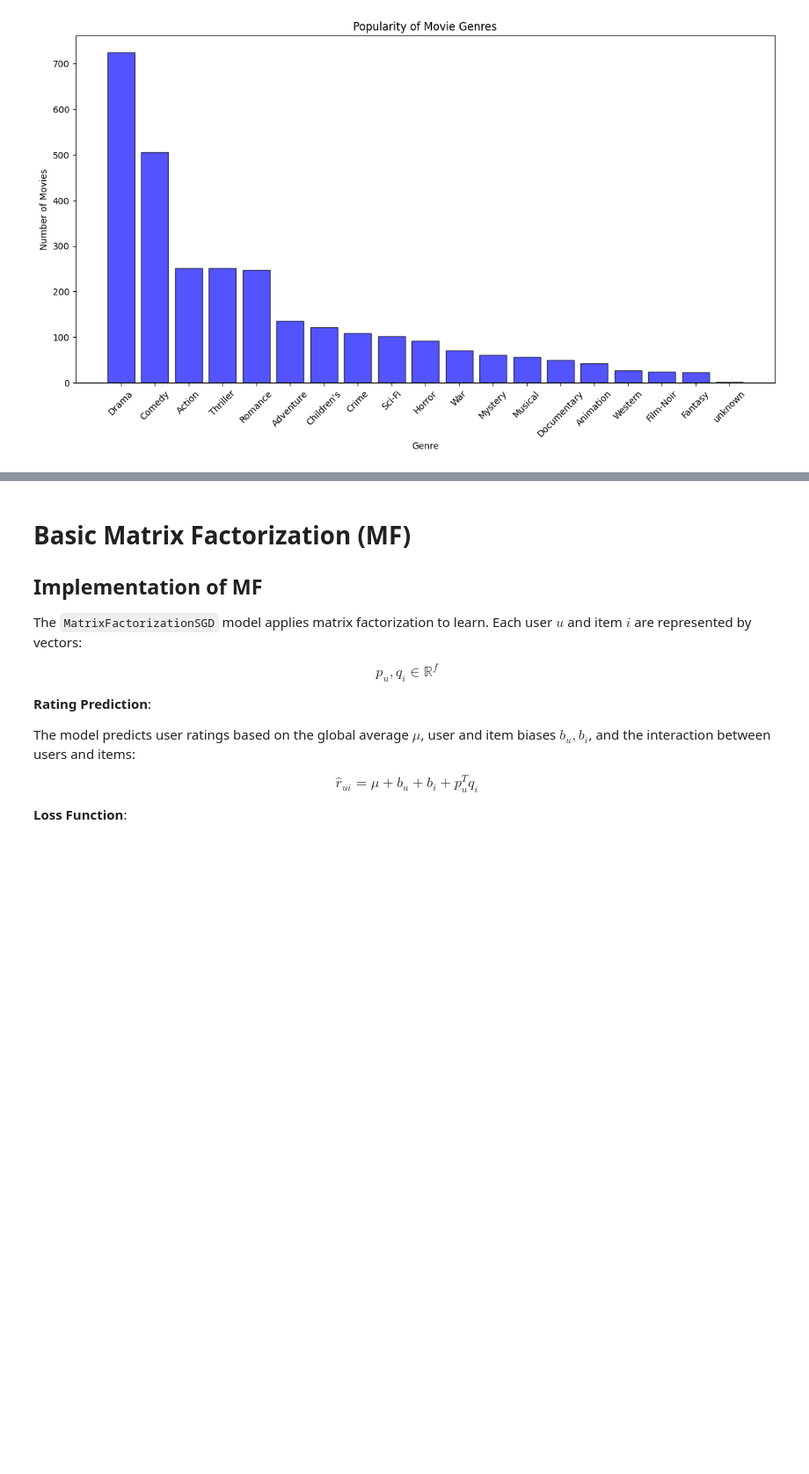
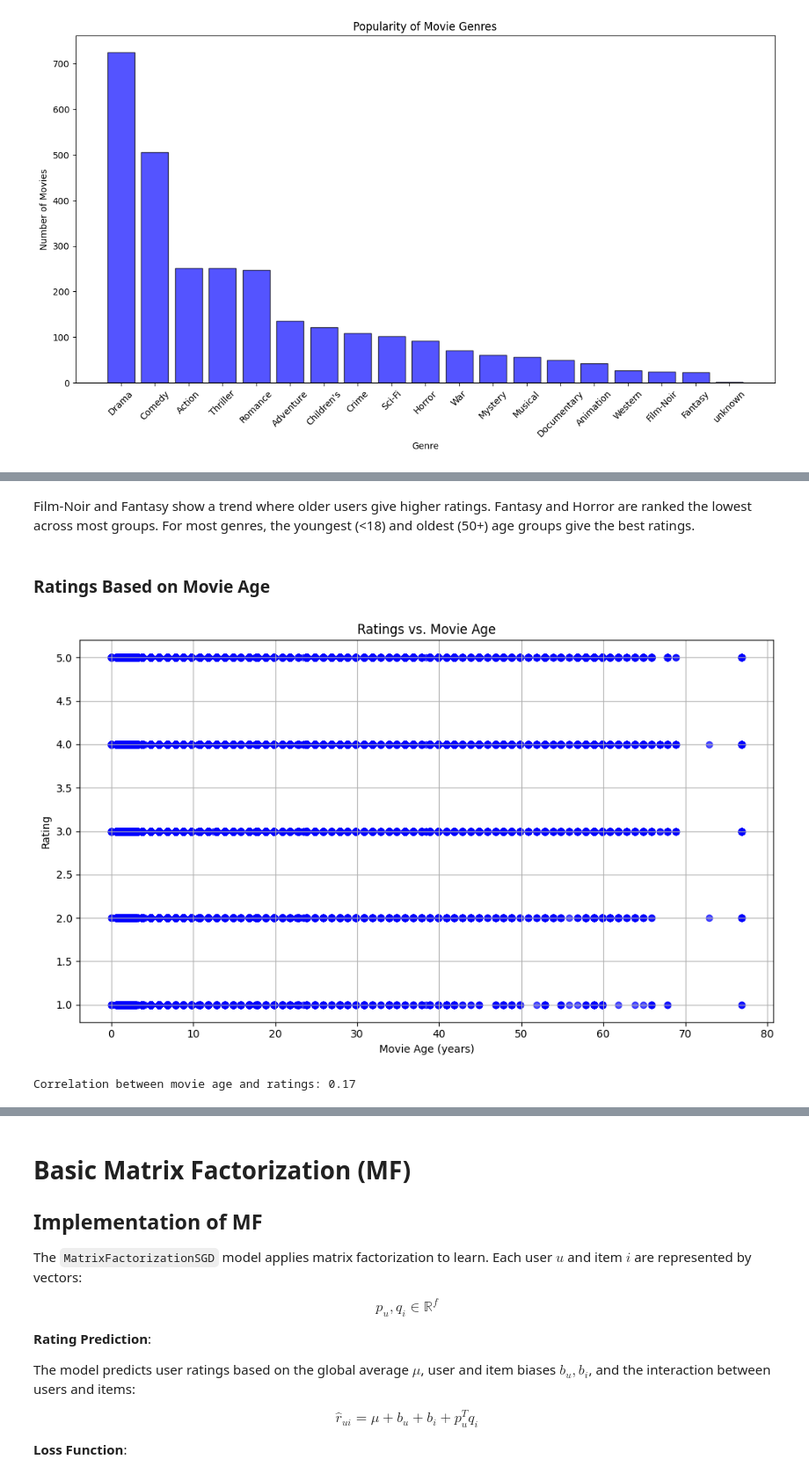
Before and after one commit to moOritzl/bachelorpraktikum-applied-machine-learning, a Jupyter notebook: Week_08/Recommender_Systems_Matrix_Factorization.ipynb, the cells around one changed output, grey strips where cells are left out. Shown at 88% size. Saved outputs shown, nothing was run; the diff lists cells and outputs as text; code cells hidden in the pictures; blank space fills up the shorter version.

```diff
--- a/Week_08/Recommender_Systems_Matrix_Factorization.ipynb
+++ b/Week_08/Recommender_Systems_Matrix_Factorization.ipynb
@@ -236,0 +291,23 @@ plt.show()
+# %% [markdown]
+Film-Noir and Fantasy show a trend where older users give higher ratings. Fantasy and Horror are ranked the lowest across most groups. For most genres, the youngest (<18) and oldest (50+) age groups give the best ratings.
+# %% [markdown]
+### Ratings Based on Movie Age
+# %%
+merged_df['release_date'] = pd.to_datetime(merged_df['release_date'], format='%d-%b-%Y')
+
+merged_df['movie_age'] = (merged_df['release_date'].max() - merged_df['release_date']).dt.days / 365
+
+plt.figure(figsize=(10, 6))
+plt.scatter(merged_df['movie_age'], merged_df['rating'], color='blue', alpha=0.67)
+plt.xlabel('Movie Age (years)')
+plt.ylabel('Rating')
+plt.title('Ratings vs. Movie Age')
+plt.grid()
+plt.tight_layout()
+plt.show()
+
+correlation = merged_df[['movie_age', 'rating']].corr().iloc[0, 1]
+print(f"Correlation between movie age and ratings: {correlation:.2f}")
+# %% [output]
+[figure, added]
+Correlation between movie age and ratings: 0.17
```
Also changed, not shown: parts of 26 cells of this notebook.
